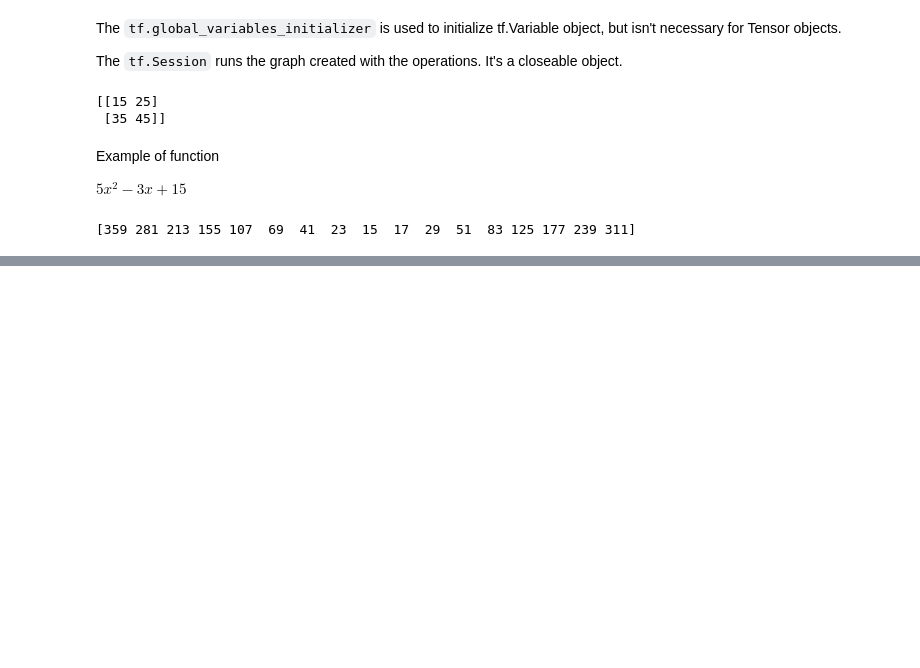
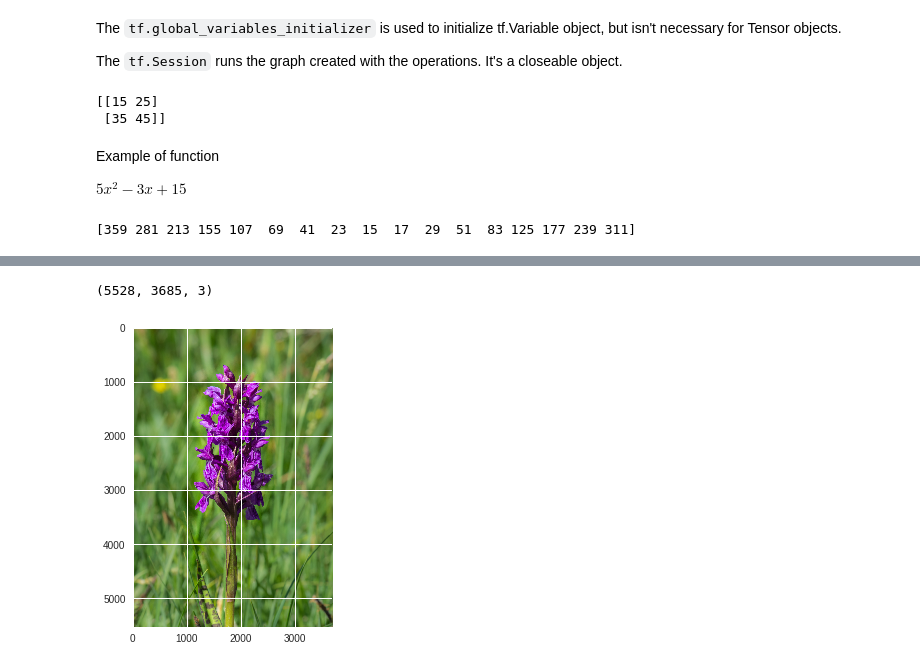
Before and after one commit to pedro00dk/NotesTensorFlow, a Jupyter notebook: tensorflow.ipynb, the cells around one changed output, grey strips where cells are left out. Saved outputs shown, nothing was run; the diff lists cells and outputs as text; code cells hidden in the pictures; blank space fills up the shorter version.

```diff
--- a/tensorflow.ipynb
+++ b/tensorflow.ipynb
@@ -124,0 +134,11 @@ with tf.Session() as session:
+# %%
+image_path = pathlib.Path('./image.jpg').absolute()
+
+image = plt.imread(image_path)
+print(image.shape)
+
+plt.imshow(image)
+plt.show()
+# %% [output]
+(5528, 3685, 3)
+[figure, added]
```
Also changed, not shown: parts of 9 cells of this notebook.
